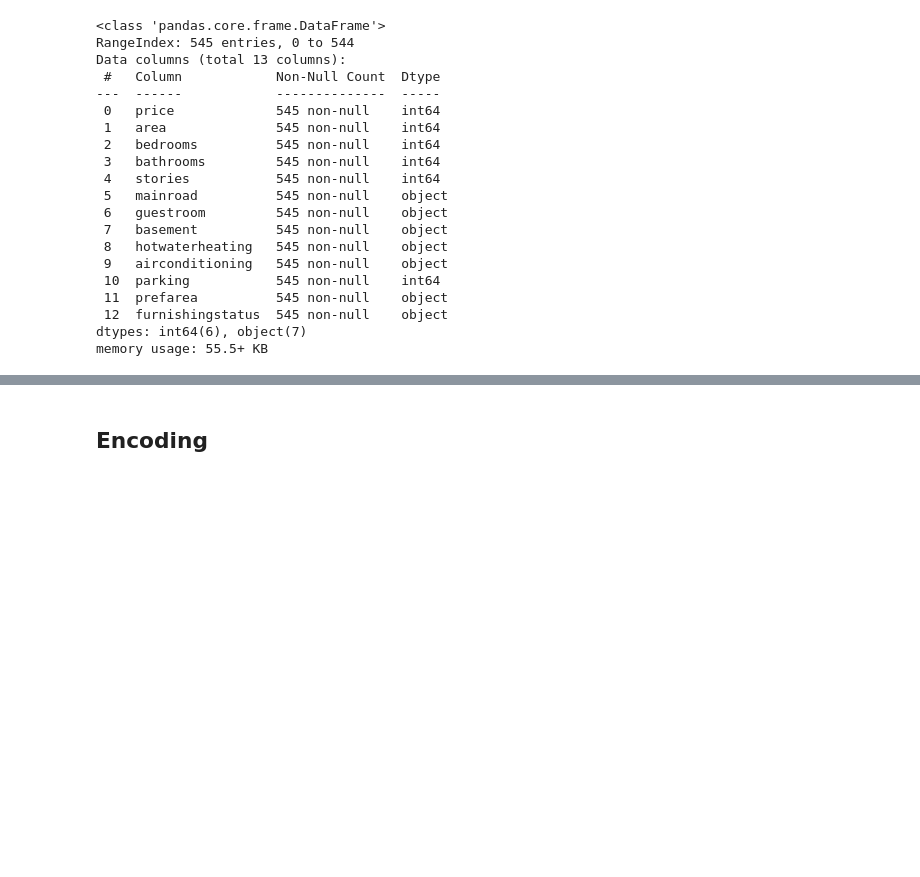
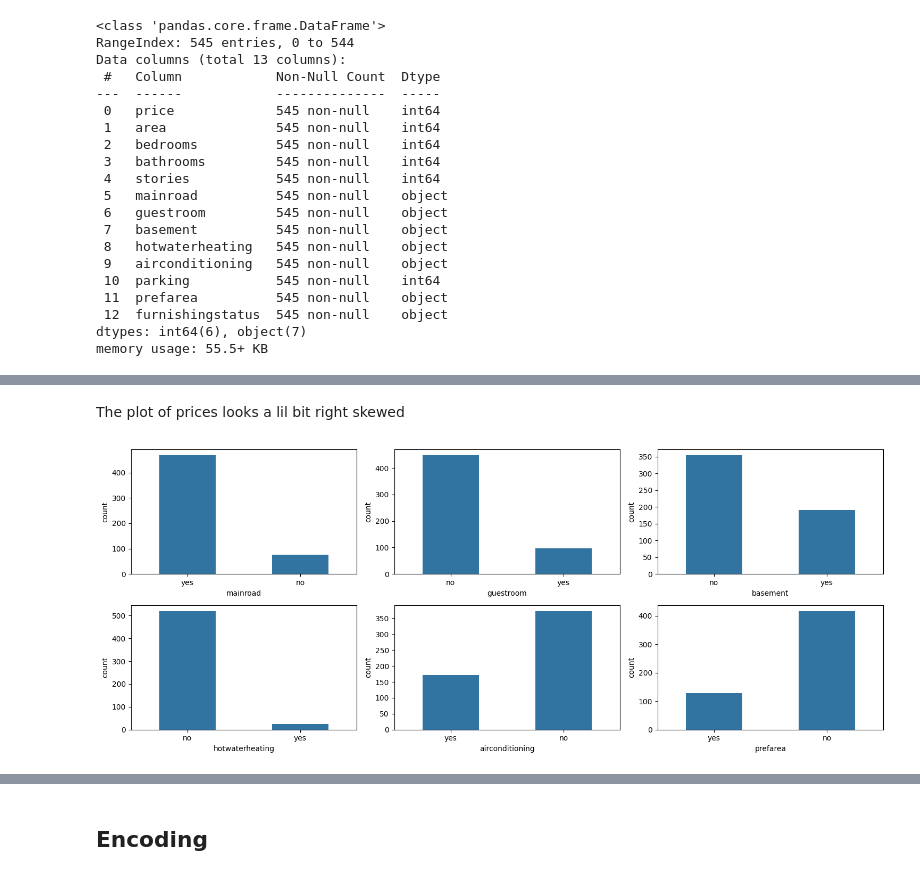
Before and after one commit to farahelmashad/housing-prices-prediction, a Jupyter notebook: housingPred.ipynb, the cells around one changed output, grey strips where cells are left out. Cells and saved outputs as stored; diff of their text form; code cells hidden in the pictures; blank space fills up the shorter version.

```diff
--- a/housingPred.ipynb
+++ b/housingPred.ipynb
@@ -37,0 +92,27 @@ memory usage: 55.5+ KB
+# %% [markdown]
+The plot of prices looks a lil bit right skewed
+# %%
+plt.figure(figsize=(15, 6))
+
+plt.subplot(2, 3, 1)
+sns.countplot(df, x='mainroad', width=0.5)
+
+plt.subplot(2, 3, 2)
+sns.countplot(df, x='guestroom', width=0.5)
+
+plt.subplot(2, 3, 3)
+sns.countplot(df, x='basement', width=0.5)
+
+plt.subplot(2, 3, 4)
+sns.countplot(df, x='hotwaterheating', width=0.5)
+
+plt.subplot(2, 3, 5)
+sns.countplot(df, x='airconditioning', width=0.5)
+
+plt.subplot(2, 3, 6)
+sns.countplot(df, x='prefarea', width=0.5)
+
+plt.tight_layout()
+plt.show()
+# %% [output]
+[figure, added]
```
Also changed, not shown: parts of 28 cells of this notebook.
